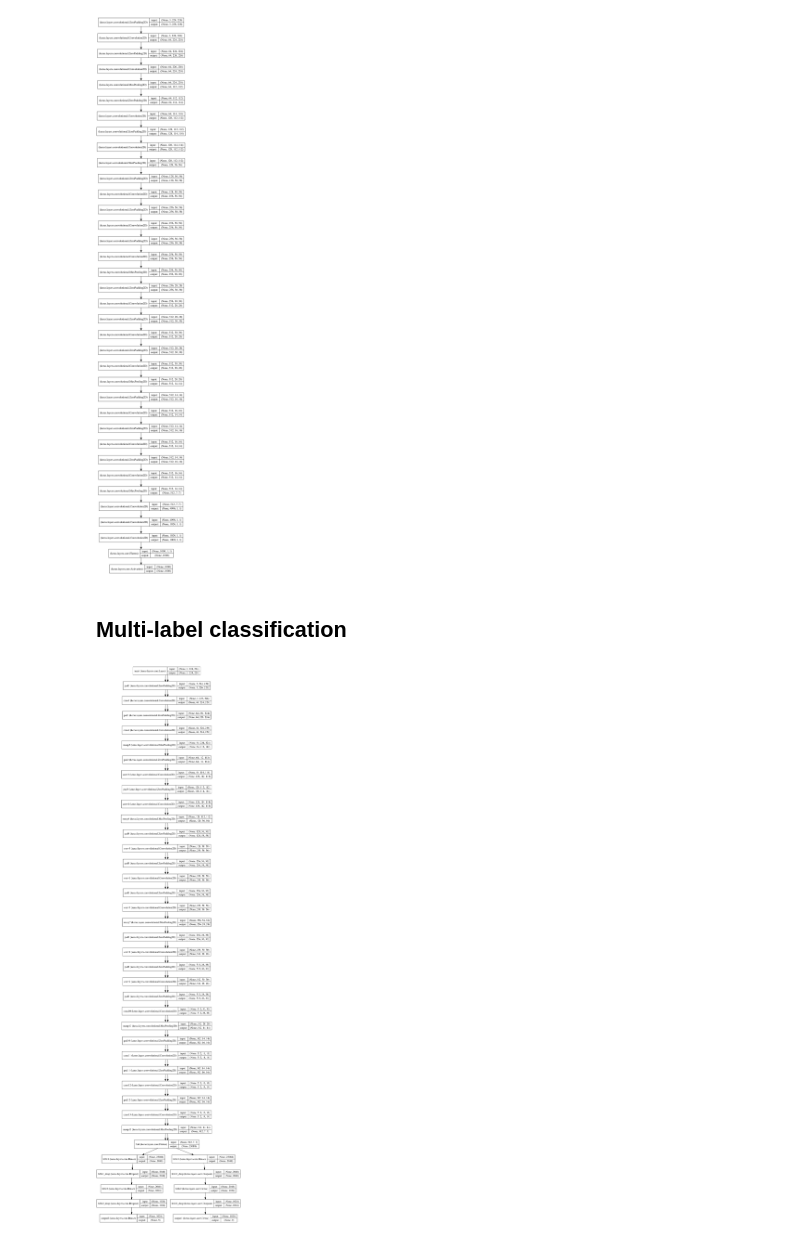
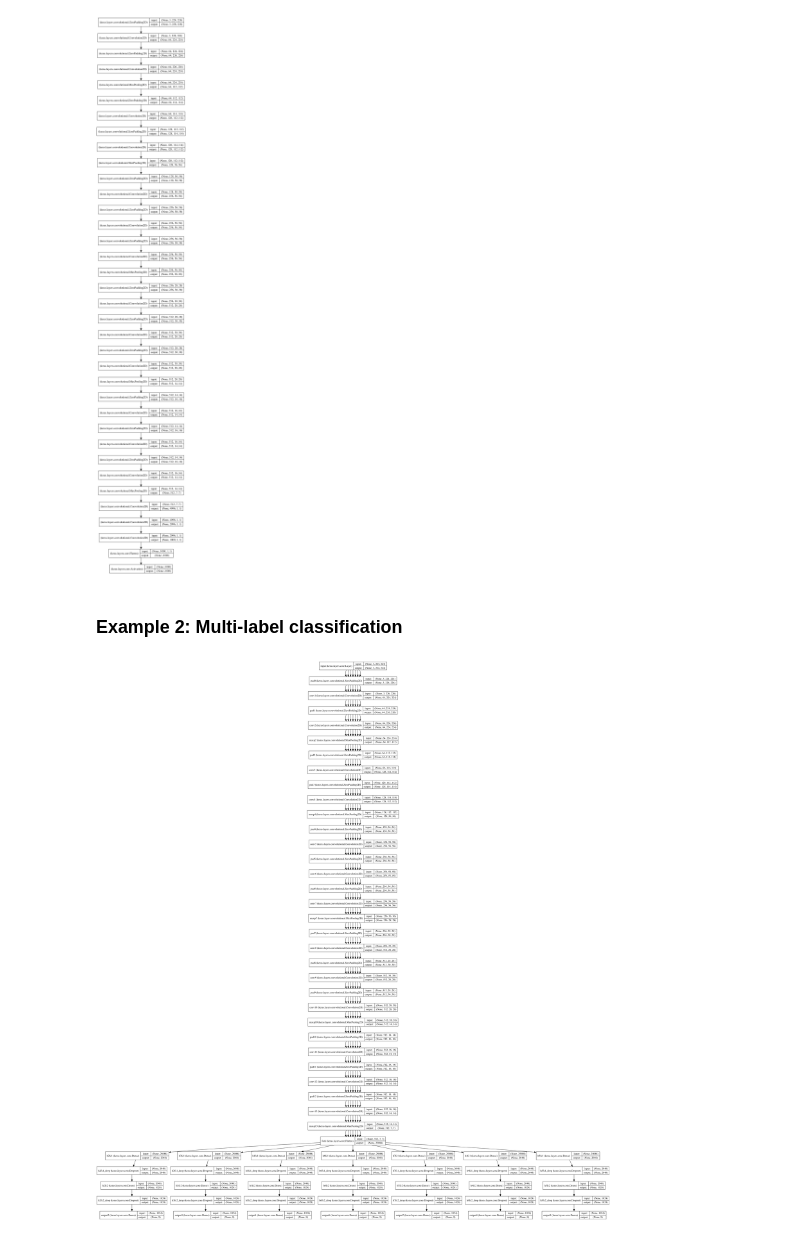
Before and after one commit to yrevar/neuralnets, a Jupyter notebook: keras/keras_test_vgg16_pretrained.ipynb, the cells around one changed output. Cells and saved outputs as stored; diff of their text form; code cells hidden in the pictures.

```diff
--- a/keras/keras_test_vgg16_pretrained.ipynb
+++ b/keras/keras_test_vgg16_pretrained.ipynb
@@ -247,5 +249,5 @@ model_fullyconv.compile(optimizer=sgd, loss='categorical_crossentropy')
 # %% [markdown]
-## Multi-label classification
+### Example 2: Multi-label classification
 # %%
 def VGG_16_multilabel(weights_path=None):
     m = Graph()
@@ -301,16 +303,52 @@ def VGG_16_multilabel(weights_path=None):
     m.add_node(Dropout(0.5), name="h2fc2_drop", input="h2fc2")
     m.add_node(Dense(9, activation='softmax'), name="h2out", input="h2fc2_drop")
 
+    m.add_node(Dense(2048, activation='relu'), name="h3fc1", input="fork")
+    m.add_node(Dropout(0.5), name="h3fc1_drop", input="h3fc1")
+    m.add_node(Dense(1024, activation='relu'), name="h3fc2", input="h3fc1_drop")
+    m.add_node(Dropout(0.5), name="h3fc2_drop", input="h3fc2")
+    m.add_node(Dense(9, activation='softmax'), name="h3out", input="h3fc2_drop")
+
+    m.add_node(Dense(2048, activation='relu'), name="h4fc1", input="fork")
+    m.add_node(Dropout(0.5), name="h4fc1_drop", input="h4fc1")
+    m.add_node(Dense(1024, activation='relu'), name="h4fc2", input="h4fc1_drop")
+    m.add_node(Dropout(0.5), name="h4fc2_drop", input="h4fc2")
+    m.add_node(Dense(9, activation='softmax'), name="h4out", input="h4fc2_drop")
+
+    m.add_node(Dense(2048, activation='relu'), name="h5fc1", input="fork")
+    m.add_node(Dropout(0.5), name="h5fc1_drop", input="h5fc1")
+    m.add_node(Dense(1024, activation='relu'), name="h5fc2", input="h5fc1_drop")
+    m.add_node(Dropout(0.5), name="h5fc2_drop", input="h5fc2")
+    m.add_node(Dense(9, activation='softmax'), name="h5out", input="h5fc2_drop")
+
+    m.add_node(Dense(2048, activation='relu'), name="h6fc1", input="fork")
+    m.add_node(Dropout(0.5), name="h6fc1_drop", input="h6fc1")
+    m.add_node(Dense(1024, activation='relu'), name="h6fc2", input="h6fc1_drop")
+    m.add_node(Dropout(0.5), name="h6fc2_drop", input="h6fc2")
+    m.add_node(Dense(9, activation='softmax'), name="h6out", input="h6fc2_drop")
+
+    m.add_node(Dense(2048, activation='relu'), name="h7fc1", input="fork")
+    m.add_node(Dropout(0.5), name="h7fc1_drop", input="h7fc1")
+    m.add_node(Dense(1024, activation='relu'), name="h7fc2", input="h7fc1_drop")
+    m.add_node(Dropout(0.5), name="h7fc2_drop", input="h7fc2")
+    m.add_node(Dense(9, activation='softmax'), name="h7out", input="h7fc2_drop")
+
     m.add_output(name='output1', input='h1out')
     m.add_output(name='output2', input='h2out')
+    m.add_output(name='output3', input='h3out')
+    m.add_output(name='output4', input='h4out')
+    m.add_output(name='output5', input='h5out')
+    m.add_output(name='output6', input='h6out')
+    m.add_output(name='output7', input='h7out')
 
     if weights_path:
         m.load_weights(weights_path)
 
     return m
+# %%
+multilabel_classification_sample = VGG_16_multilabel()
 # %%
-yelp_simplified_model = VGG_16_multilabel()
-plot(yelp_simplified_model, to_file='graph.png', show_shape=True)
-IPython.display.Image('./graph.png', width=400)
+plot(multilabel_classification_sample, to_file='graph.png', show_shape=True)
+IPython.display.Image('./graph.png', width=1200)
 # %% [output]
-[figure, old version]
+[figure, new version]
```
Also changed, not shown: parts of 8 cells of this notebook.
